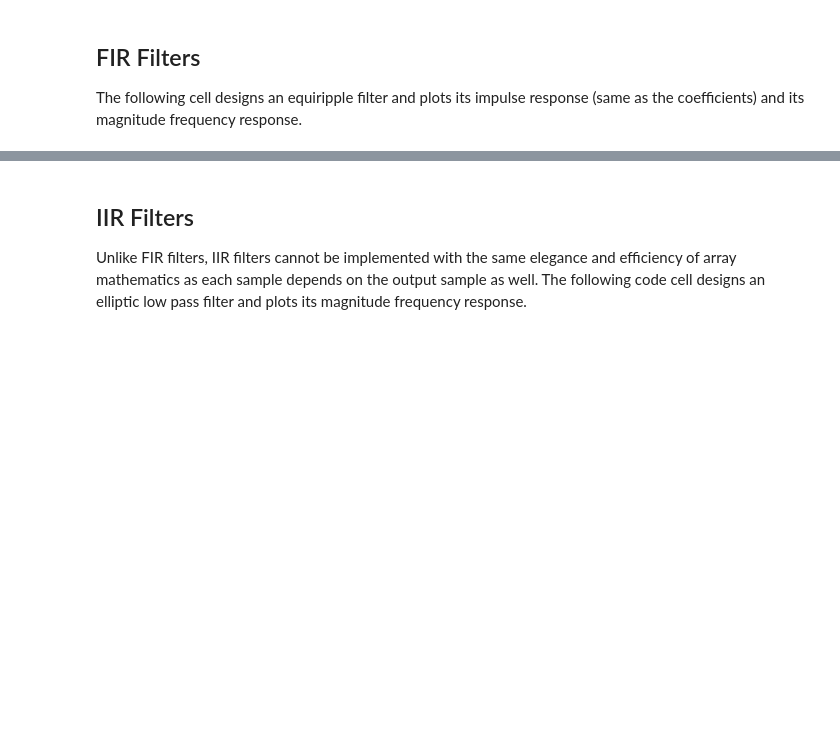
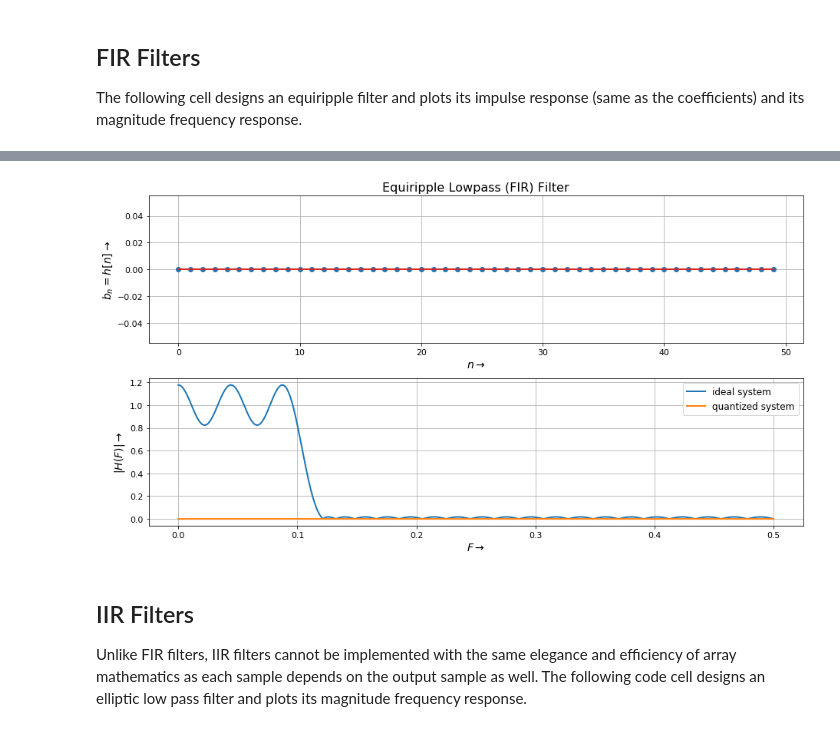
Before and after one commit to chipmuenk/dsp_nmigen, a Jupyter notebook: doc/Requant.ipynb, the cells around one changed output, grey strips where cells are left out. Saved outputs shown, nothing was run; the diff lists cells and outputs as text; code cells hidden in the pictures; blank space fills up the shorter version.

```diff
--- a/doc/Requant.ipynb
+++ b/doc/Requant.ipynb
@@ -183,3 +229,91 @@ Fig xx shows the topology of a direct form FIR filter.
+# %%
+class FIX_FIR_DF(fx.Fixed):
+    """
+    Usage:
+    Q = FIX_FIR_DF(q_mul, q_acc) # Instantiate fixpoint filter object
+    x_bq = self.Q_mul.fxp_filt(x[k:k + len(bq)] * bq)
+
+    The fixpoint object has two different quantizers:
+    - q_mul describes requanitization after coefficient multiplication
+    - q_acc describes requantization after each summation in the accumulator
+            (resp. in the common summation point)
+
+    """
+    def __init__(self, q_mul, q_acc):
+        """
+        Initialize fixed object with q_obj
+        """
+        # test if all passed keys of quantizer object are known
+        self.Q_mul = fx.Fixed(q_mul)
+        self.Q_mul.resetN() # reset overflow counter of Q_mul
+        self.Q_acc = fx.Fixed(q_acc)
+        self.Q_acc.resetN() # reset overflow counter of Q_acc
+        self.resetN() # reset filter overflow-counter
+
+
+    def fxp_filt_df(self, x, bq, verbose = True):
+        """
+        Calculate filter (direct form) response via difference equation with
+        quantization
+
+        Parameters
+        ----------
+        x : scalar or array-like
+            input value(s)
+
+        bq : array-like
+            filter coefficients
+
+        Returns
+        -------
+        yq : ndarray
+            The quantized input value(s) as an ndarray with np.float64. If this is
+            not what you want, see examples.
+        """
+
+        # Initialize vectors (also speeds up calculation)
+        yq = accu_q = np.zeros(len(x))
+        x_bq = np.zeros(len(bq))
+
+        for k in range(len(x) - len(bq)):
+            # weighted state-vector x at time k:
+            x_bq = self.Q_mul.fixp(x[k:k + len(bq)] * bq)
+            # sum up x_bq to get accu[k]
+            accu_q[k] = self.Q_acc.fixp(sum(x_bq))
+        yq = accu_q # scaling at the output of the accumulator
+
+        if (self.Q_mul.N_over and verbose): print('Overflows in Multiplier:  ',
+                Fixed.Q_mul.N_over)
+        if (self.Q_acc.N_over and verbose): print('Overflows in Accumulator: ',
+                self.Q_acc.N_over)
+        self.N_over = self.Q_mul.N_over + self.Q_acc.N_over
+
+        return yq
+
+# nested loop would be much slower!
+#  for k in range(Nx - len(bq)):
+#	for i in len(bq):
+#	  accu_q[k] = fixed(q_acc, (accu_q[k] + fixed(q_mul, x[k+i]*bq[i+1])))
+
+
+q_bxy = {'WI':0, 'WF': 7, 'quant':'floor', 'ovfl': 'sat'} # quantization dict for x, q and coefficients
+q_accu = {'WI':0, 'WF': 15, 'quant':'floor', 'ovfl': 'wrap'} # ... for accumulator
+Q_X = fx.Fixed(q_bxy); Q_Y = fx.Fixed(q_bxy); Q_b = fx.Fixed(q_bxy); Q_accu = fx.Fixed(q_accu)
+fil_q = FIX_FIR_DF(q_accu, q_accu)
+x = np.zeros(1000); x[0] = 1
+xq = Q_X.fixp(x); bq = Q_b.fixp(b)
+yq = fil_q.fxp_filt_df(xq,bq)
+fig, (ax1, ax2) = plt.subplots(2, **figsize); ax1.grid(True); ax2.grid(True)
+ax1.set_title('Equiripple Lowpass (FIR) Filter')
+ax1.stem(np.arange(numtaps), yq[:numtaps], use_line_collection=True)
+ax1.set_xlabel(r'$n \rightarrow$'); ax1.set_ylabel(r'$b_n = h[n] \rightarrow$')
+ax2.plot(f,np.abs(h), label="ideal system")
+ax2.plot(f, np.abs(np.fft.rfft(yq, 2*N_FFT)[:-1]), label = "quantized system")
+ax2.set_xlabel(r'$F \rightarrow$'); ax2.set_ylabel(r'$|H(F)| \rightarrow$')
+ax2.legend()
+fig.set_tight_layout(True)
+# %% [output]
+[figure, added]
 # %% [markdown]
 ## IIR Filters
 Unlike FIR filters, IIR filters cannot be implemented with the same elegance and efficiency of array mathematics as each sample depends on the output sample as well. The following code cell designs an elliptic low pass filter and plots its magnitude frequency response.
```
Also changed, not shown: parts of 13 cells of this notebook.
